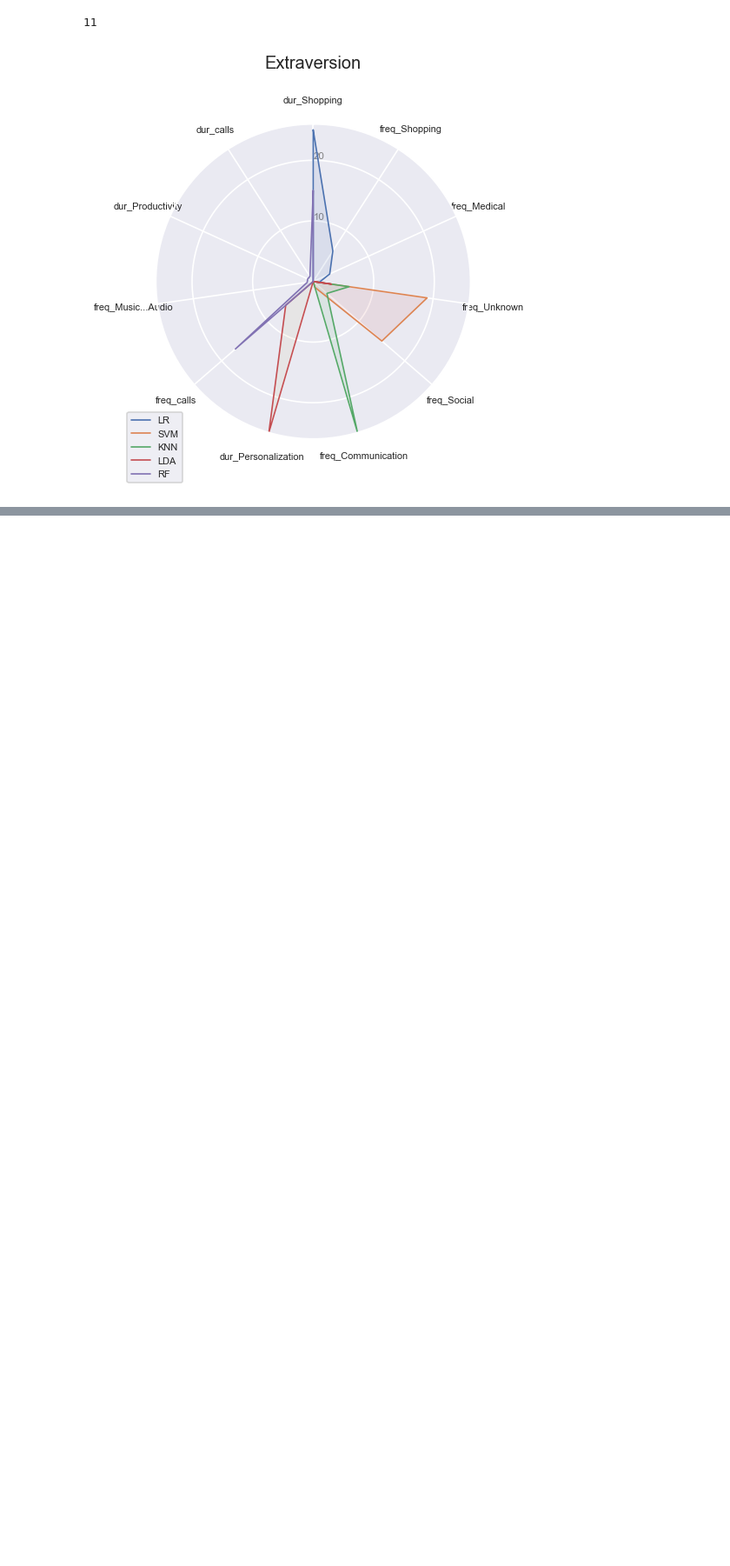
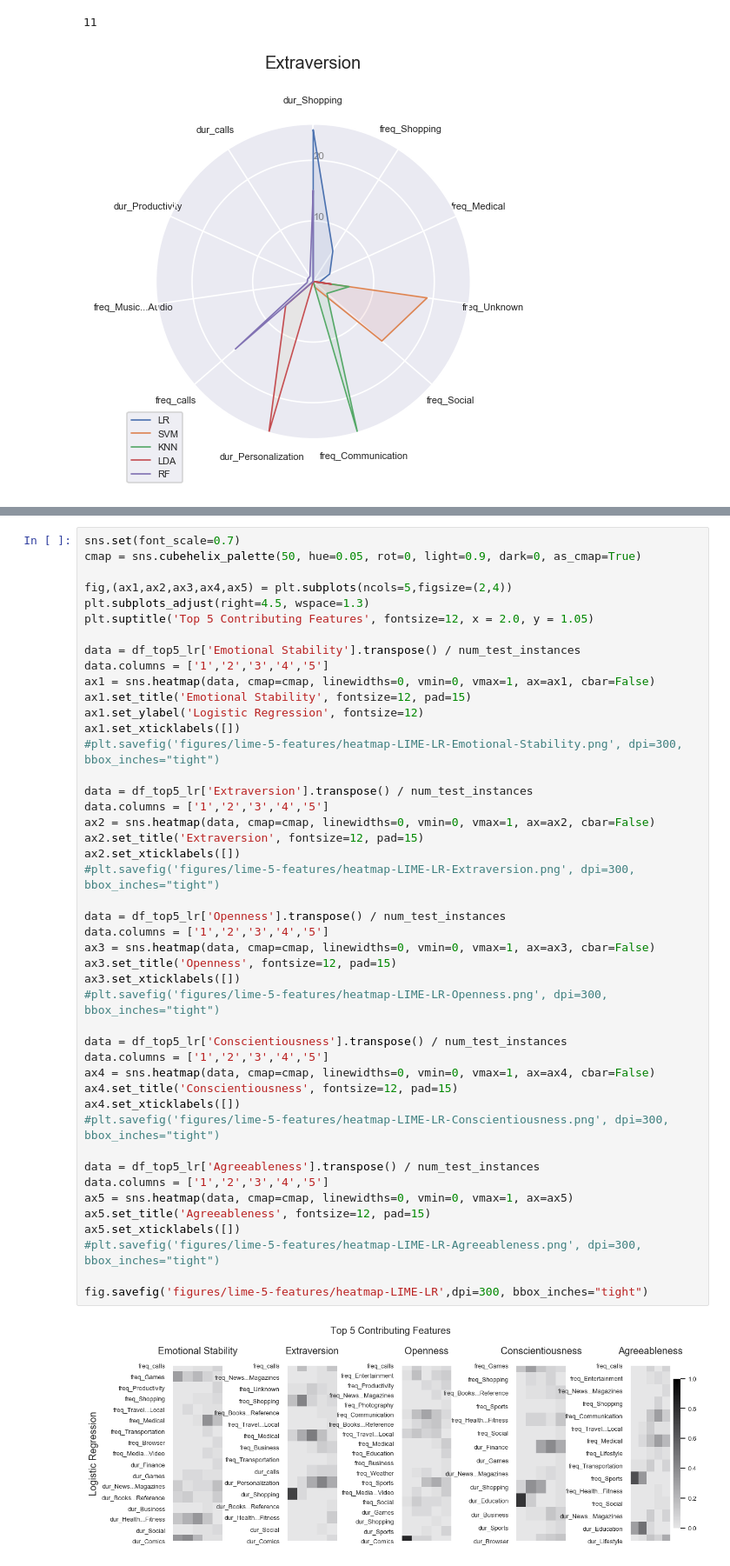
Before and after one commit to rafaoncloud/explainable_AI_personality_traits_big_five, a Jupyter notebook: LIME_results.ipynb, the cells around one changed output, grey strips where cells are left out. Shown at 87% size. Cells and saved outputs as stored; diff of their text form; blank space fills up the shorter version.

```diff
--- a/LIME_results.ipynb
+++ b/LIME_results.ipynb
@@ -218,0 +317,47 @@ plt.savefig('figures/radar.png', dpi=500, bbox_inches="tight")
+# %%
+sns.set(font_scale=0.7)
+cmap = sns.cubehelix_palette(50, hue=0.05, rot=0, light=0.9, dark=0, as_cmap=True)
+
+fig,(ax1,ax2,ax3,ax4,ax5) = plt.subplots(ncols=5,figsize=(2,4))
+plt.subplots_adjust(right=4.5, wspace=1.3)
+plt.suptitle('Top 5 Contributing Features', fontsize=12, x = 2.0, y = 1.05)
+
+data = df_top5_lr['Emotional Stability'].transpose() / num_test_instances
+data.columns = ['1','2','3','4','5']
+ax1 = sns.heatmap(data, cmap=cmap, linewidths=0, vmin=0, vmax=1, ax=ax1, cbar=False)
+ax1.set_title('Emotional Stability', fontsize=12, pad=15)
+ax1.set_ylabel('Logistic Regression', fontsize=12)
+ax1.set_xticklabels([])
+#plt.savefig('figures/lime-5-features/heatmap-LIME-LR-Emotional-Stability.png', dpi=300, bbox_inches="tight")
+
+data = df_top5_lr['Extraversion'].transpose() / num_test_instances
+data.columns = ['1','2','3','4','5']
+ax2 = sns.heatmap(data, cmap=cmap, linewidths=0, vmin=0, vmax=1, ax=ax2, cbar=False)
+ax2.set_title('Extraversion', fontsize=12, pad=15)
+ax2.set_xticklabels([])
+#plt.savefig('figures/lime-5-features/heatmap-LIME-LR-Extraversion.png', dpi=300, bbox_inches="tight")
+
+data = df_top5_lr['Openness'].transpose() / num_test_instances
+data.columns = ['1','2','3','4','5']
+ax3 = sns.heatmap(data, cmap=cmap, linewidths=0, vmin=0, vmax=1, ax=ax3, cbar=False)
+ax3.set_title('Openness', fontsize=12, pad=15)
+ax3.set_xticklabels([])
+#plt.savefig('figures/lime-5-features/heatmap-LIME-LR-Openness.png', dpi=300, bbox_inches="tight")
+
+data = df_top5_lr['Conscientiousness'].transpose() / num_test_instances
+data.columns = ['1','2','3','4','5']
+ax4 = sns.heatmap(data, cmap=cmap, linewidths=0, vmin=0, vmax=1, ax=ax4, cbar=False)
+ax4.set_title('Conscientiousness', fontsize=12, pad=15)
+ax4.set_xticklabels([])
+#plt.savefig('figures/lime-5-features/heatmap-LIME-LR-Conscientiousness.png', dpi=300, bbox_inches="tight")
+
+data = df_top5_lr['Agreeableness'].transpose() / num_test_instances
+data.columns = ['1','2','3','4','5']
+ax5 = sns.heatmap(data, cmap=cmap, linewidths=0, vmin=0, vmax=1, ax=ax5)
+ax5.set_title('Agreeableness', fontsize=12, pad=15)
+ax5.set_xticklabels([])
+#plt.savefig('figures/lime-5-features/heatmap-LIME-LR-Agreeableness.png', dpi=300, bbox_inches="tight")
+
+fig.savefig('figures/lime-5-features/heatmap-LIME-LR',dpi=300, bbox_inches="tight")
+# %% [output]
+[figure, added]
```
Also changed, not shown: parts of 14 cells of this notebook, 15 other files.
